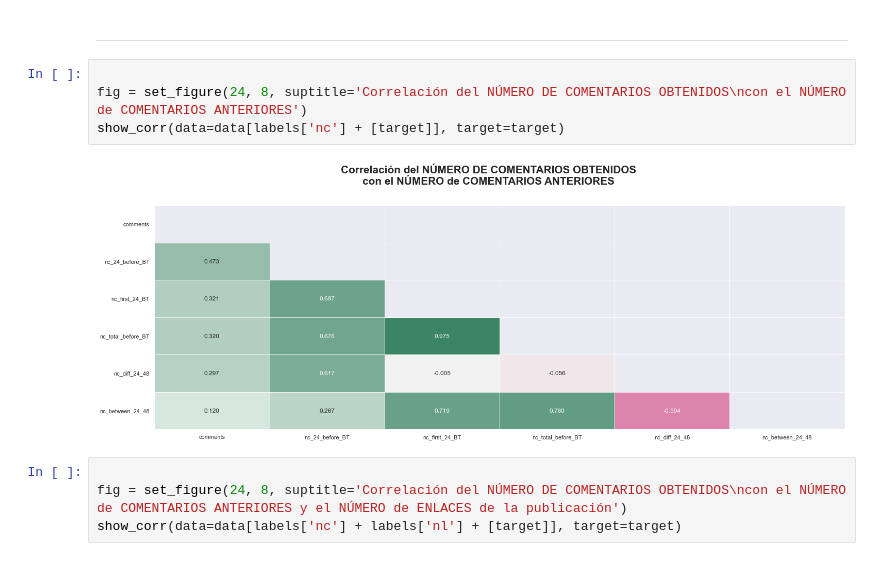
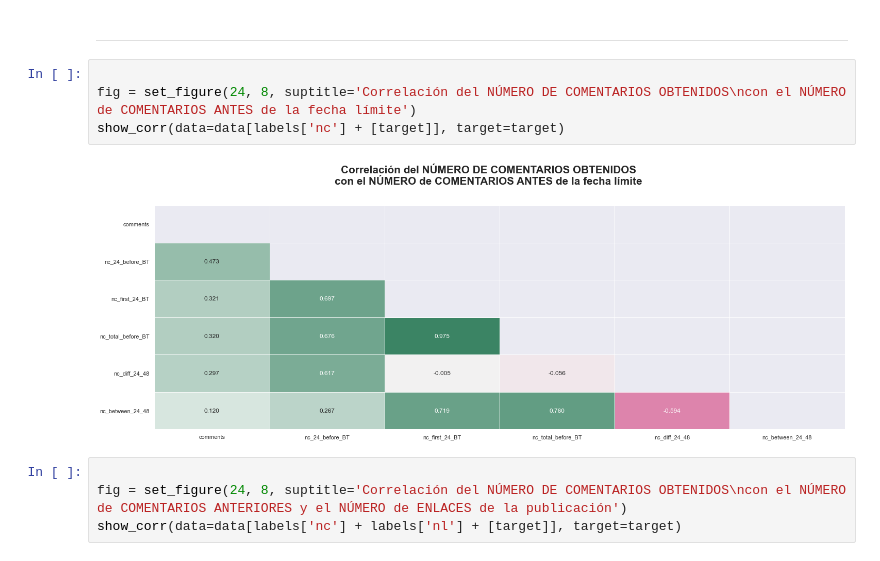
Before and after one commit to jtentor/DHDSFW, a Jupyter notebook: EDA_00.ipynb, the cells around one changed output. Saved outputs shown, nothing was run; the diff lists cells and outputs as text.

```diff
--- a/EDA_00.ipynb
+++ b/EDA_00.ipynb
@@ -146,10 +146,10 @@ def show_corr(data, target) :
 ---
 # %%
 
-fig = set_figure(24, 8, suptitle='Correlación del NÚMERO DE COMENTARIOS OBTENIDOS\ncon el NÚMERO de COMENTARIOS ANTERIORES')
+fig = set_figure(24, 8, suptitle='Correlación del NÚMERO DE COMENTARIOS OBTENIDOS\ncon el NÚMERO de COMENTARIOS ANTES de la fecha límite')
 show_corr(data=data[labels['nc'] + [target]], target=target)
 # %% [output]
-[figure, old version]
+[figure, new version]
 # %%
 
 fig = set_figure(24, 8, suptitle='Correlación del NÚMERO DE COMENTARIOS OBTENIDOS\ncon el NÚMERO de COMENTARIOS ANTERIORES y el NÚMERO de ENLACES de la publicación')
```
Also changed, not shown: parts of 18 cells of this notebook, 3 other files.
